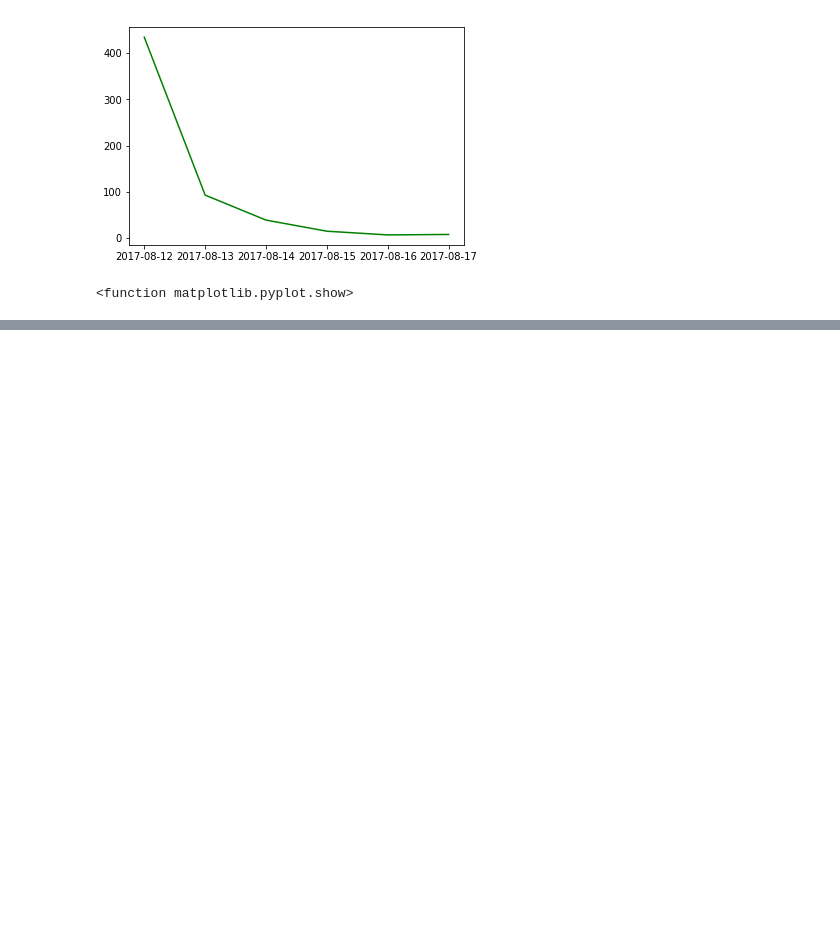
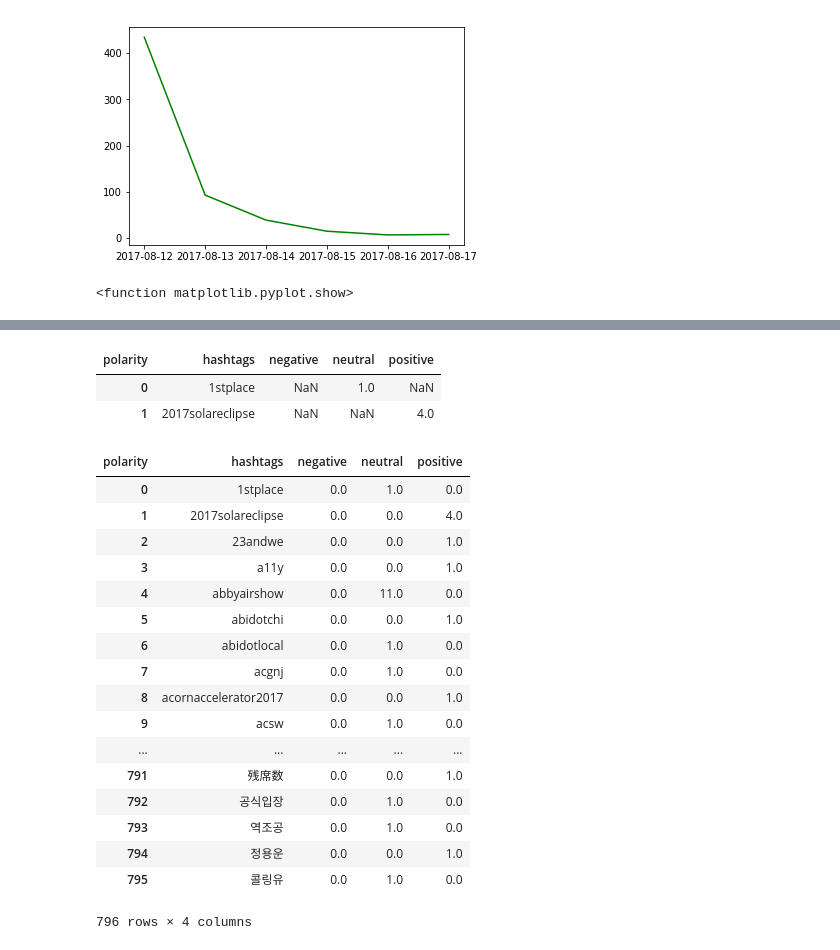
Before and after one commit to rupeshbasnet/twitter-data-vis, a Jupyter notebook: Twitter_Data_Extraction/Tweets_Preprocessing_Test.ipynb, the cells around one changed output, grey strips where cells are left out. Drawn from its saved outputs; the diff is of its cells as text; code cells hidden in the pictures; blank space fills up the shorter version.

```diff
--- a/Twitter_Data_Extraction/Tweets_Preprocessing_Test.ipynb
+++ b/Twitter_Data_Extraction/Tweets_Preprocessing_Test.ipynb
@@ -948,0 +975,2 @@ plt.show
+# %%
+df = df.join(s)
@@ -948,0 +983,2 @@ plt.show
+# %%
+df['hashtags'] = df['hashtags'].str.lower()
@@ -948,0 +1005,2 @@ plt.show
+# %%
+new_Df = pd.DataFrame({'count' : df.groupby(["hashtags", "polarity"]).size()}).reset_index().sort_values('count', ascending=False)
@@ -948,0 +1031,29 @@ plt.show
+# %%
+dfff = pd.pivot_table(new_Df, values = 'count', index=['hashtags'], columns = 'polarity').reset_index()
+# %%
+dfff.head(2)
+# %% [output]
+| polarity | hashtags | negative | neutral | positive |
+| 0 | 1stplace | NaN | 1.0 | NaN |
+| 1 | 2017solareclipse | NaN | NaN | 4.0 |
+# %%
+dfff.fillna(0)
+# %% [output]
+| polarity | hashtags | negative | neutral | positive |
+| 0 | 1stplace | 0.0 | 1.0 | 0.0 |
+| 1 | 2017solareclipse | 0.0 | 0.0 | 4.0 |
+| 2 | 23andwe | 0.0 | 0.0 | 1.0 |
+| 3 | a11y | 0.0 | 0.0 | 1.0 |
+| 4 | abbyairshow | 0.0 | 11.0 | 0.0 |
+| 5 | abidotchi | 0.0 | 0.0 | 1.0 |
+| 6 | abidotlocal | 0.0 | 1.0 | 0.0 |
+| 7 | acgnj | 0.0 | 1.0 | 0.0 |
+| 8 | acornaccelerator2017 | 0.0 | 0.0 | 1.0 |
+| 9 | acsw | 0.0 | 1.0 | 0.0 |
+| ... | ... | ... | ... | ... |
+| 791 | 残席数 | 0.0 | 0.0 | 1.0 |
+| 792 | 공식입장 | 0.0 | 1.0 | 0.0 |
+| 793 | 역조공 | 0.0 | 1.0 | 0.0 |
+| 794 | 정용운 | 0.0 | 0.0 | 1.0 |
+| 795 | 콜링유 | 0.0 | 1.0 | 0.0 |
+796 rows × 4 columns
```
Also changed, not shown: parts of 24 cells of this notebook, 2 other files.
